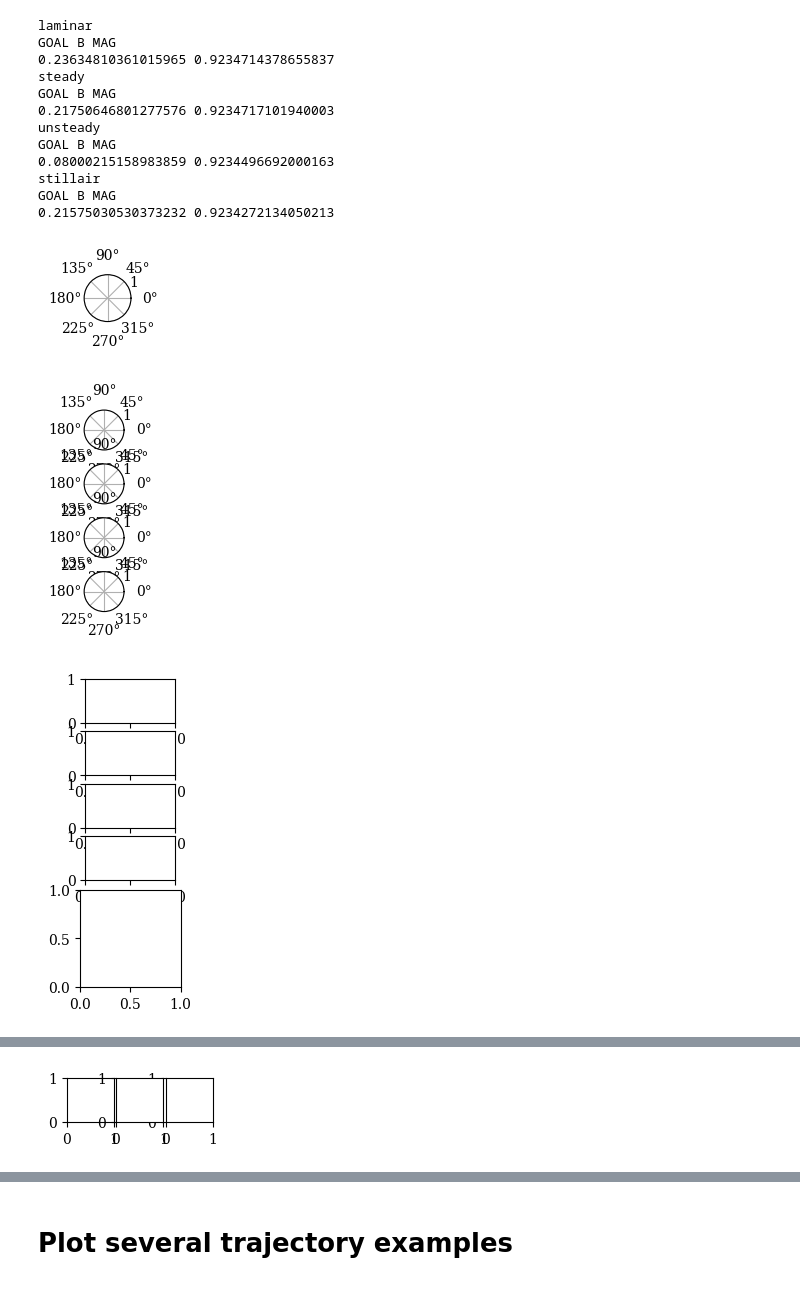
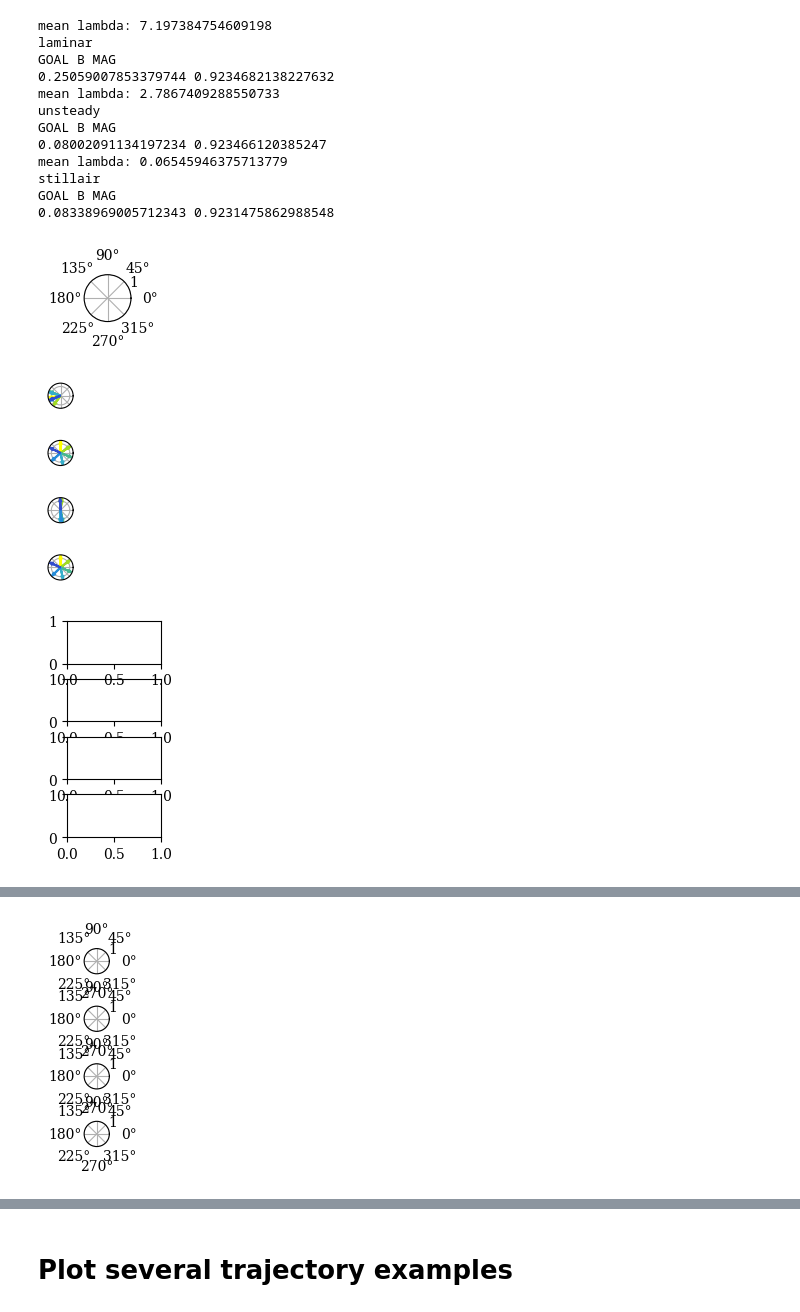
Before and after one commit to vanbreugel-lab/SplitFlowOptoTracking, a Jupyter notebook: TrajectorySimulations/universal_search_algo.ipynb, the cells around one changed output, grey strips where cells are left out. Saved outputs shown, nothing was run; the diff lists cells and outputs as text; code cells hidden in the pictures.

```diff
--- a/TrajectorySimulations/universal_search_algo.ipynb
+++ b/TrajectorySimulations/universal_search_algo.ipynb
@@ -22,3 +22,28 @@ from matplotlib.collections import PatchCollection
 # the following come from this repository: https://github.com/vanbreugel-lab/braid_tools
 from braid_analysis import braid_analysis_plots
 from braid_analysis import flymath
+# %%
+# custom colormap
+
+import matplotlib.colors as mcolors
+import colorsys
+import matplotlib
+
+# Get the YlGnBu colormap
+cmap = matplotlib.colormaps['YlGnBu']
+
+# Function to adjust luminosity
+def adjust_luminosity(rgb, factor=1.0):
+    # Convert RGB to HLS
+    hls = colorsys.rgb_to_hls(*rgb)
+    # Keep hue constant, adjust luminosity (lightness)
+    return colorsys.hls_to_rgb(hls[0], factor, hls[2])
+
+# Create the custom colormap with constant luminosity
+def create_constant_luminosity_cmap(cmap, n=256, luminosity_factor=0.5):
+    colors = cmap(np.linspace(0, 1, n))[:, :3]  # Get RGB values, exclude alpha channel
+    adjusted_colors = [adjust_luminosity(color, luminosity_factor) for color in colors]
+    return mcolors.ListedColormap(adjusted_colors)
+
+# Create the custom colormap
+YlGnBu_const_lum = create_constant_luminosity_cmap(cmap, luminosity_factor=0.5)
@@ -26,9 +57,9 @@ from braid_analysis import flymath
 random.seed(1)
 # %%
 CLOCK_AMPLITUDE = 60
-LAMBDA = 25
+LAMBDA = 18 # 25
 UPWIND_BIAS = 0.08
-FIGURE_TEMPLATE = 'unifying_algo_vertical.svg'
+FIGURE_TEMPLATE = 'unifying_algo_newdraft_with_summary.svg'
 XY_PLOT_RANGE = 0.65
 VEL_NOISE_STD = 0.1
 # %%
@@ -91,7 +122,7 @@ def get_wind_adjusted_goal_array(goal_A, wind_direction, wind_speed, weight=50):
     wind_direction, _ = diff_angle(wind_direction, dt, [2, 0.03],
                                            derivative_method='smooth_finite_difference.butterdiff',
                                            correction_window_for_2pi=5)
-
+    lambdas = []
     for i in range(len(goal_A)):
 
         # shift unit wind vector by 90 degrees, create unit vector for initial goal vector
@@ -118,12 +149,15 @@ def get_wind_adjusted_goal_array(goal_A, wind_direction, wind_speed, weight=50):
         #print(weight*vec_str_wind)
         goal_C_vec = goal_A_vector/np.linalg.norm(goal_A_vector) + weight*vec_str_wind**0.5*wind_speed[i]*(goal_B_vec) #/np.linalg.norm(goal_B_vec)
 
+        lambdas.append(np.abs(weight)*np.abs(vec_str_wind)**0.5*np.abs(wind_speed[i]))
+
         goal_C_vec = goal_C_vec / np.linalg.norm(goal_C_vec)
 
         # extract new goal direction
         goal_C = np.arctan2(goal_C_vec[1], goal_C_vec[0])
         goal_C_list.append(goal_C)
 
+    print('mean lambda: ' + str(np.mean(lambdas)))
 
     return np.array(goal_B_vec_list), np.array(goal_B_list), np.array(goal_C_list)
 # %%
@@ -422,22 +460,22 @@ low_wind_mag, low_wind_dir = get_wind_mag_dir('lowwind', dt, t0_ix=0, N_points=l
 # %%
 trajec = unifying_algorithm('laminar', t, goal_A, laminar_wind_dir, laminar_wind_mag, ground_speed, weight, ix_key, t0_ix=0)
-trajec = unifying_algorithm('steady', t, goal_A, steady_wind_dir, steady_wind_mag, ground_speed, weight, ix_key, t0_ix=200)
+#trajec = unifying_algorithm('steady', t, goal_A, steady_wind_dir, steady_wind_mag, ground_speed, weight, ix_key, t0_ix=200)
 trajec = unifying_algorithm('unsteady', t, goal_A, unsteady_wind_dir, unsteady_wind_mag, ground_speed, weight, ix_key, t0_ix=200)
 #trajec = unifying_algorithm('lowwind', t, goal_A, low_wind_dir, low_wind_mag, ground_speed, weight, ix_key)
 trajec = unifying_algorithm('stillair', t, goal_A, still_air_wind_dir, still_air_wind_mag, ground_speed, weight, ix_key, t0_ix=0)
 # %% [output]
+mean lambda: 7.197384754609198
 laminar
 GOAL B MAG
-0.23634810361015965 0.9234714378655837
-steady
-GOAL B MAG
-0.21750646801277576 0.9234717101940003
+0.25059007853379744 0.9234682138227632
+mean lambda: 2.7867409288550733
 unsteady
 GOAL B MAG
-0.08000215158983859 0.9234496692000163
+0.08002091134197234 0.923466120385247
+mean lambda: 0.06545946375713779
 stillair
 GOAL B MAG
-0.21575030530373232 0.9234272134050213
+0.08338969005712343 0.9231475862988548
 [figure]
-[figure, old version]
+[figure, new version]
-[figure, old version]
+[figure, new version]
@@ -450 +488 @@ GOAL B MAG
-[figure, old version]
+[figure, new version]
```
Also changed, not shown: parts of 10 cells of this notebook, 4 other files.
